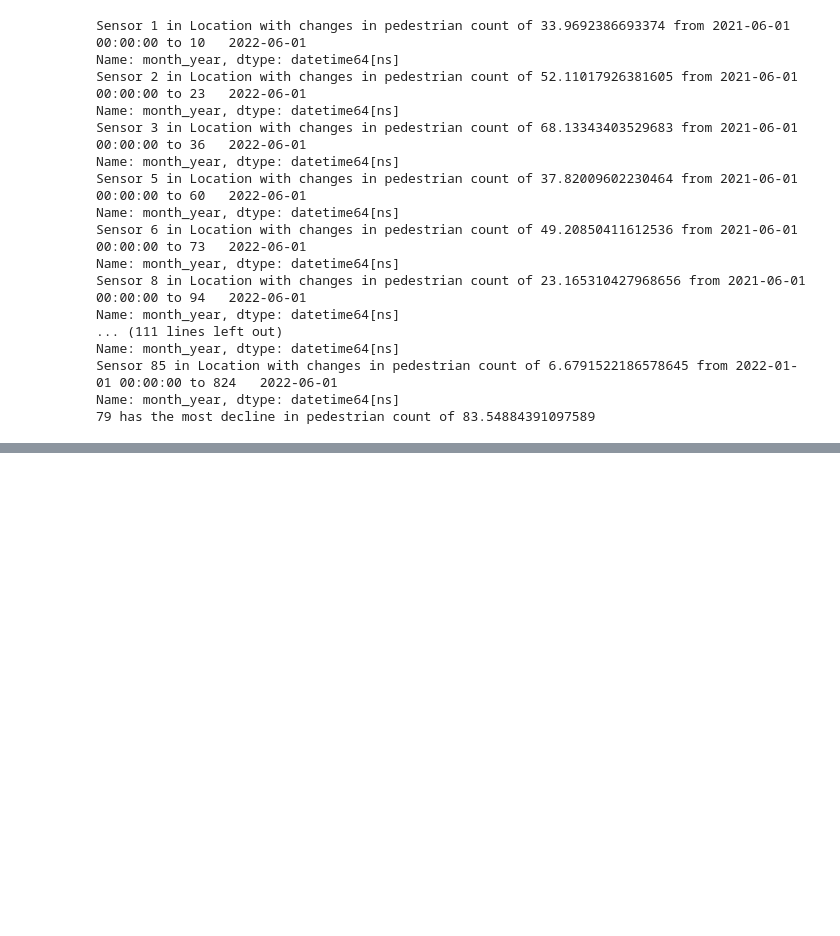
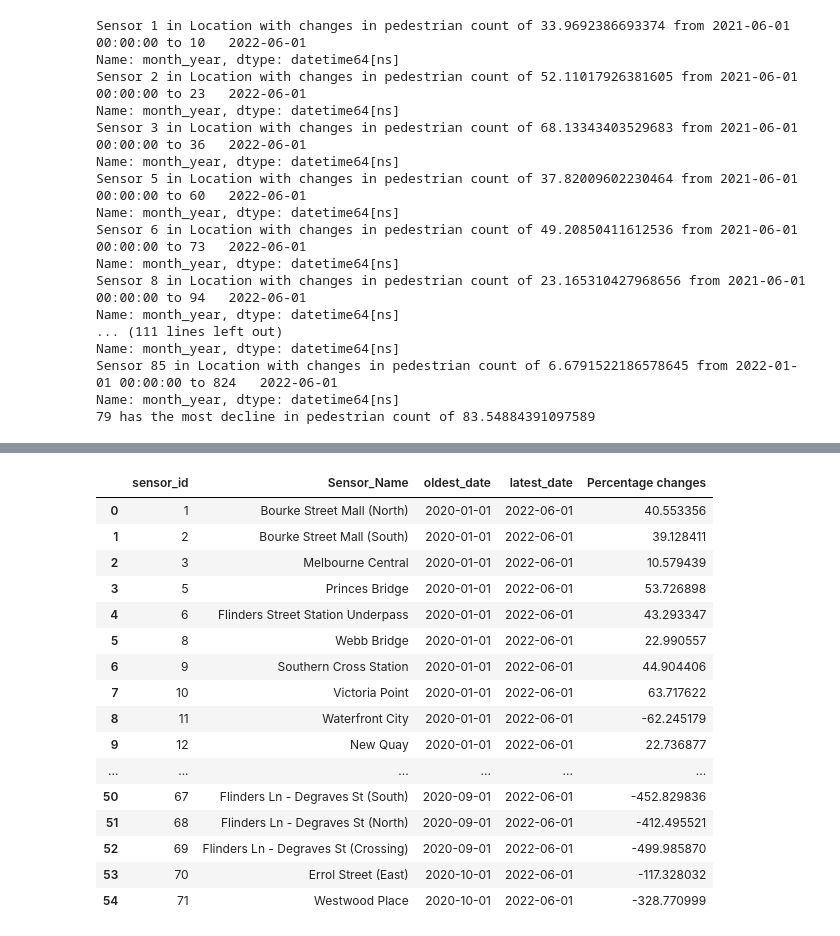
Before and after one commit to thanaboonmu/pedestrian_analysis, a Jupyter notebook: analysis.ipynb, the cells around one changed output, grey strips where cells are left out. Drawn from its saved outputs; the diff is of its cells as text; code cells hidden in the pictures; blank space fills up the shorter version.

```diff
--- a/analysis.ipynb
+++ b/analysis.ipynb
@@ -310,3 +331,9 @@ Name: month_year, dtype: datetime64[ns]
 Sensor 85 in Location with changes in pedestrian count of 6.6791522186578645 from 2022-01-01 00:00:00 to 824   2022-06-01
 Name: month_year, dtype: datetime64[ns]
 79 has the most decline in pedestrian count of 83.54884391097589
+# %%
+fig_sc1={}
+days = ['Monday', 'Tuesday', 'Wednesday', 'Thursday', 'Friday', 'Saturday', 'Sunday']
+for i in days:
+    df_day = daily_count[daily_count.Day==i].sort_values(by='Hourly_Counts',ascending=False).head(10)
+    fig_sc1[i]= pexpr.line(df_day, x='Sensor_Name', y= "Hourly_Counts", title="Daily Pedestrian count")
@@ -312,0 +361,18 @@ Name: month_year, dtype: datetime64[ns]
+# %%
+sensor_list = list(lockdown_df_sum_per_month.Sensor_ID.unique())
+rate_of_change_sensors = []
+for i in sorted(sensor_list):
+    data_sensor = {}
+    temp_df = lockdown_df_sum_per_month[lockdown_df_sum_per_month.Sensor_ID == i]
+    latest_data = temp_df[temp_df.month_year == temp_df.month_year.max()]
+    oldest_data = temp_df[temp_df.month_year == temp_df.month_year.min()]
+    if (latest_data.month_year.iloc[0] <= pd.to_datetime('2022-05-01')):
+        continue
+    if (oldest_data['month_year'].iloc[0] >=  pd.to_datetime('2021-01-01')):
+        print(f'Data in sensor {i} is within the the lockdown period')
+        continue
+    change = (oldest_data['Hourly_Counts'].iloc[0]-latest_data['Hourly_Counts'].iloc[0])/oldest_data['Hourly_Counts'].iloc[0] * 100
+    data_sensor = {'sensor_id': i, 'Sensor_Name': latest_data['Sensor_Name'].iloc[0], 'oldest_date': oldest_data['month_year'].iloc[0], 'latest_date': latest_data['month_year'].iloc[0], 'Percentage changes': change}
+    rate_of_change_sensors.append(data_sensor)
+
+change_pandemic_df = pd.DataFrame.from_records(rate_of_change_sensors)
@@ -312,0 +389,20 @@ Name: month_year, dtype: datetime64[ns]
+# %%
+change_pandemic_df
+# %% [output]
+|  | sensor_id | Sensor_Name | oldest_date | latest_date | Percentage changes |
+| 0 | 1 | Bourke Street Mall (North) | 2020-01-01 | 2022-06-01 | 40.553356 |
+| 1 | 2 | Bourke Street Mall (South) | 2020-01-01 | 2022-06-01 | 39.128411 |
+| 2 | 3 | Melbourne Central | 2020-01-01 | 2022-06-01 | 10.579439 |
+| 3 | 5 | Princes Bridge | 2020-01-01 | 2022-06-01 | 53.726898 |
+| 4 | 6 | Flinders Street Station Underpass | 2020-01-01 | 2022-06-01 | 43.293347 |
+| 5 | 8 | Webb Bridge | 2020-01-01 | 2022-06-01 | 22.990557 |
+| 6 | 9 | Southern Cross Station | 2020-01-01 | 2022-06-01 | 44.904406 |
+| 7 | 10 | Victoria Point | 2020-01-01 | 2022-06-01 | 63.717622 |
+| 8 | 11 | Waterfront City | 2020-01-01 | 2022-06-01 | -62.245179 |
+| 9 | 12 | New Quay | 2020-01-01 | 2022-06-01 | 22.736877 |
+| ... | ... | ... | ... | ... | ... |
+| 50 | 67 | Flinders Ln - Degraves St (South) | 2020-09-01 | 2022-06-01 | -452.829836 |
+| 51 | 68 | Flinders Ln - Degraves St (North) | 2020-09-01 | 2022-06-01 | -412.495521 |
+| 52 | 69 | Flinders Ln - Degraves St (Crossing) | 2020-09-01 | 2022-06-01 | -499.985870 |
+| 53 | 70 | Errol Street (East) | 2020-10-01 | 2022-06-01 | -117.328032 |
+| 54 | 71 | Westwood Place | 2020-10-01 | 2022-06-01 | -328.770999 |
```
Also changed, not shown: parts of 10 cells of this notebook.
